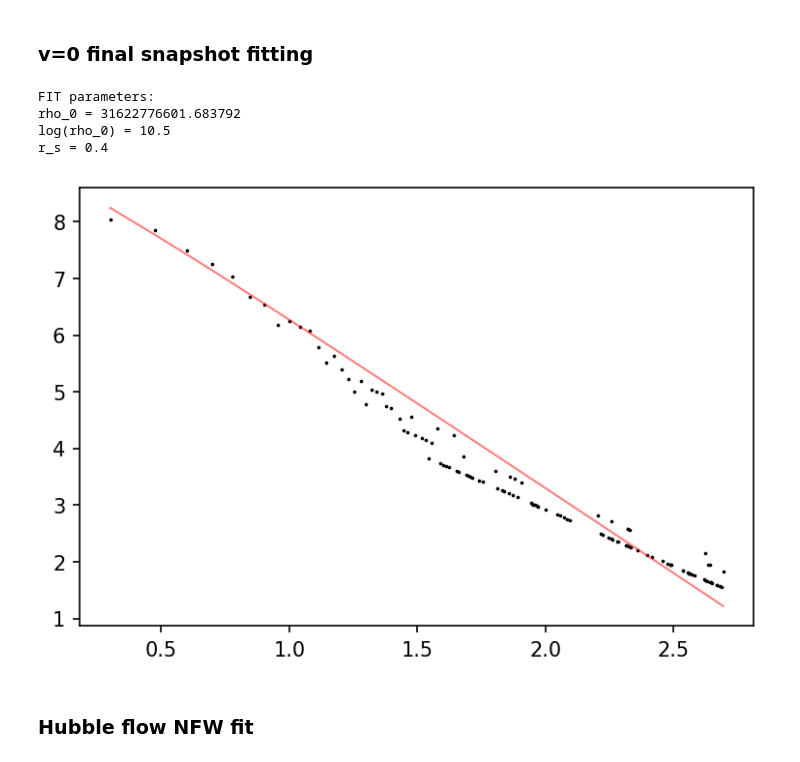
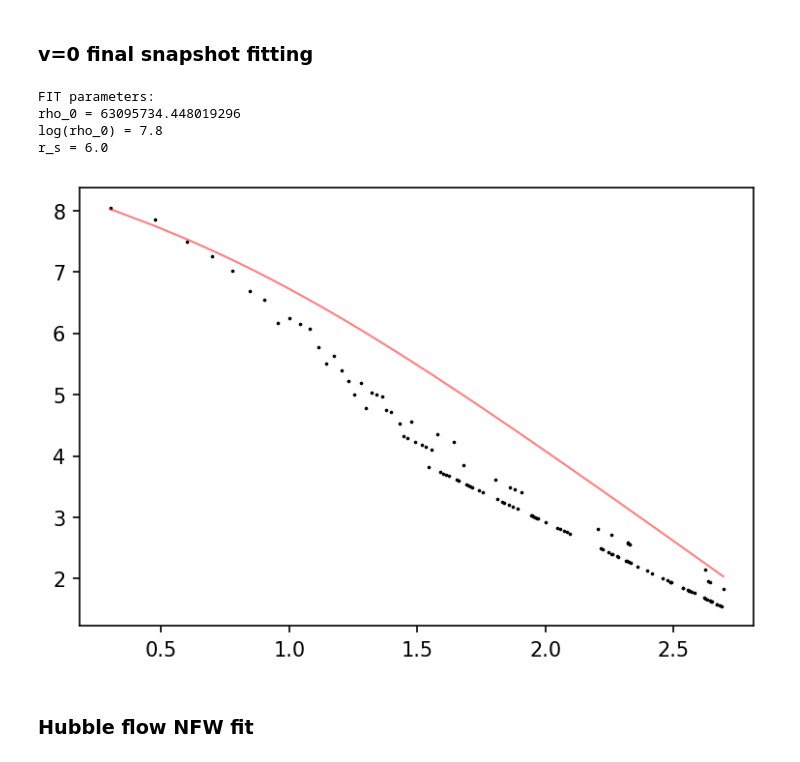
Before and after one commit to andygarciaserra/tsn-hyd_sims, a Jupyter notebook: content/project1/NFW_fit.ipynb, the cells around one changed output. Saved outputs shown, nothing was run; the diff lists cells and outputs as text; code cells hidden in the pictures.

```diff
--- a/content/project1/NFW_fit.ipynb
+++ b/content/project1/NFW_fit.ipynb
@@ -67,38 +67,38 @@ for n in range(2,500):
 logprof=np.log10(prof)
 
 pos=[]
 for i in range(len(logprof[1])):
     if logprof[1][i]==0:
         pos.append(i)
 
 logdens=np.delete(logprof[1],pos)
 lograd=np.delete(logprof[0],pos)
 
 
 
 # Fitting to NFW:
 init_guesses=[10**8.5,10]
 r=10**lograd
-popt,pcov=fit(func.logNFW,r,logdens,[10**10.5,0.4])
+popt,pcov=fit(func.logNFW,r,logdens,[10**7.8,6],sigma=1/r)
 
 
 
 # Plotting radial profile and fit:
 plt.figure(dpi=150)
 plt.plot(lograd,logdens,'k.',ms=1.5)
 plt.plot(lograd,func.logNFW(r,popt[0],popt[1]),'r-',alpha=0.5,linewidth=1)
 plt.savefig("v0_NFWfit.PNG")
 print("FIT parameters:\n"+"rho_0 = "+str(popt[0])+"\n"+"log(rho_0) = "+str(np.log10(popt[0]))+"\nr_s = "+str(popt[1]))
 
 
 
 #end
 # %% [output]
 FIT parameters:
-rho_0 = 31622776601.683792
-log(rho_0) = 10.5
-r_s = 0.4
+rho_0 = 63095734.448019296
+log(rho_0) = 7.8
+r_s = 6.0
-[figure, old version]
+[figure, new version]
 # %% [markdown]
 ### Hubble flow NFW fit
 # %%
```
Also changed, not shown: parts of 3 cells of this notebook, 1 other file.
